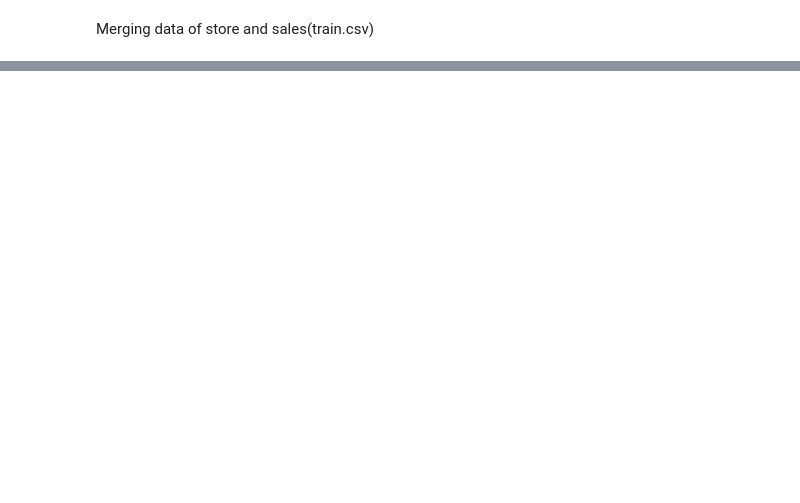
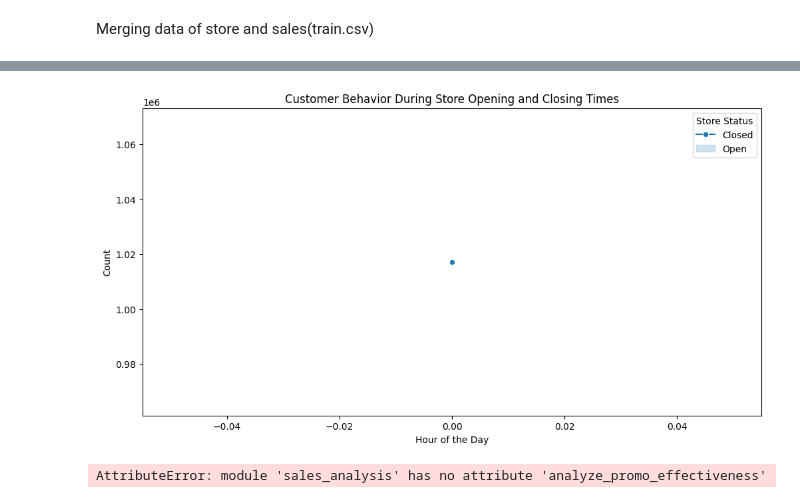
Before and after one commit to Elish-Ab/AI-Mastery-10x-Week4, a Jupyter notebook: notebooks/sales_analysis.ipynb, the cells around one changed output, grey strips where cells are left out. Saved outputs shown, nothing was run; the diff lists cells and outputs as text; code cells hidden in the pictures; blank space fills up the shorter version.

```diff
--- a/notebooks/sales_analysis.ipynb
+++ b/notebooks/sales_analysis.ipynb
@@ -35,2 +71,3 @@ da.plot_promo_effect(df)
 # %%
-da.plot_store_opening_closing_sales_behavior(df)
+da.analyze_store_opening_closing(df)
+# %% [output]
@@ -36,0 +75,5 @@ da.plot_store_opening_closing_sales_behavior(df)
+[figure, added]
+# %%
+da.analyze_promo_effectiveness(df)
+# %% [output]
+AttributeError: module 'sales_analysis' has no attribute 'analyze_promo_effectiveness'
```
Also changed, not shown: parts of 14 cells of this notebook, 1 other file.
